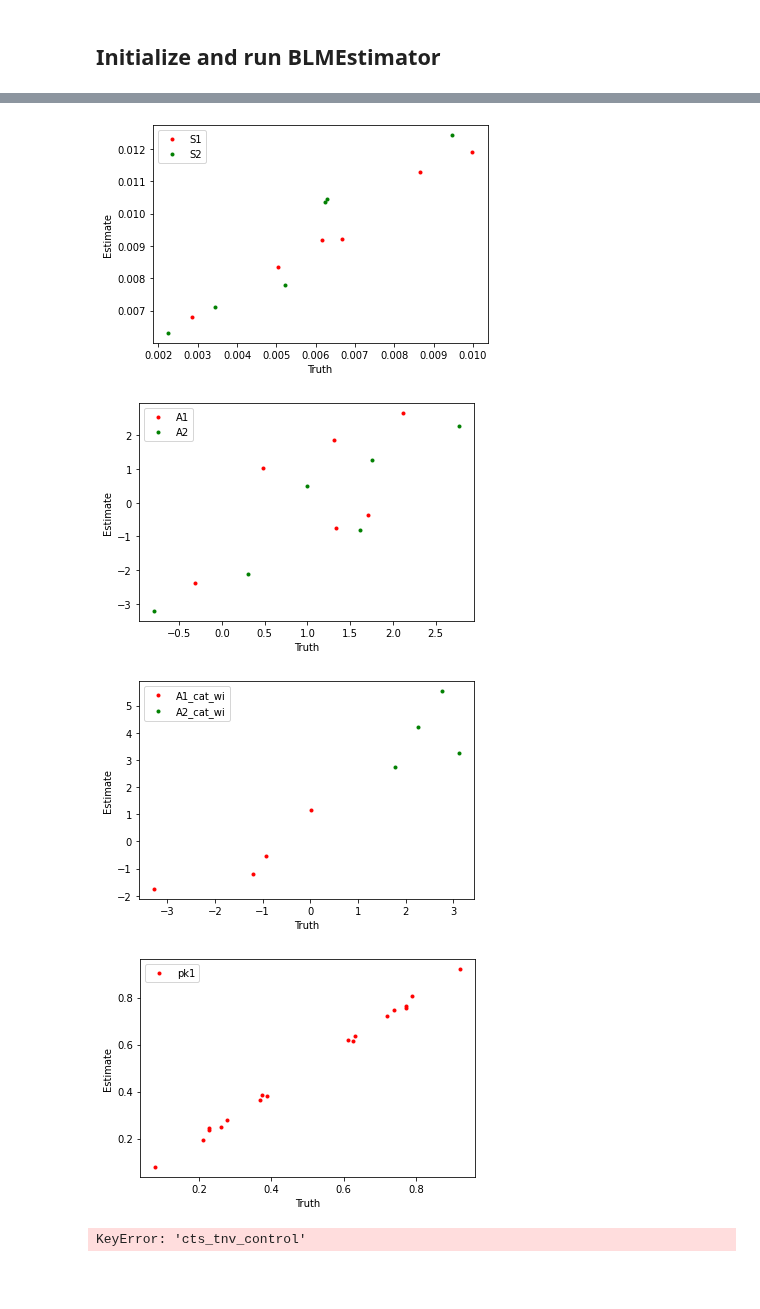
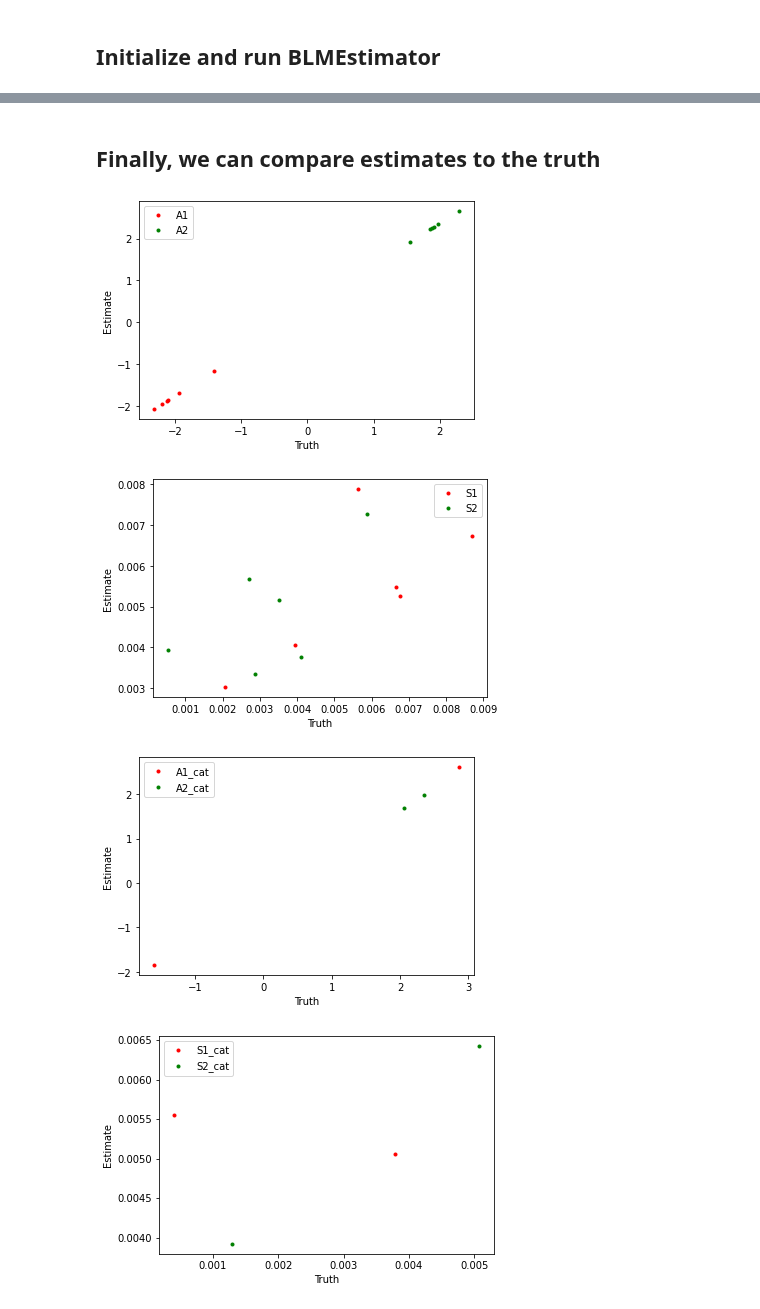
Before and after one commit to tlamadon/pytwoway, a Jupyter notebook: docs/source/notebooks/blm_example.ipynb, the cells around one changed output, grey strips where cells are left out. Drawn from its saved outputs; the diff is of its cells as text; code cells hidden in the pictures; blank space fills up the shorter version.

```diff
--- a/docs/source/notebooks/blm_example.ipynb
+++ b/docs/source/notebooks/blm_example.ipynb
@@ -522,4 +328,6 @@ loop 2, liks -44295.40537796751
 # Initialize BLM estimator
 blm_fit = tw.BLMEstimator(blm_params)
 # Fit BLM estimator
-blm_fit.fit(jdata=sim_data['jdata'], sdata=sim_data['sdata'], n_init=40, n_best=5, ncore=1)
+blm_fit.fit(jdata=sim_data['jdata'], sdata=sim_data['sdata'], n_init=80, n_best=5, ncore=4)
+# Sort estimated parameters (DO NOT do this with real data as it will prevent proper merging back into the original dataset)
+blm_fit.model._sort_matrices()
@@ -739,51 +375,41 @@ blm_fit.plot_liks_connectedness()
+# %% [markdown]
+## Finally, we can compare estimates to the truth
 # %%
-# Plot parameter truth vs. estimates
+plt.plot(sim_params['A1'].flatten(), blm_fit.model.A1.flatten(), '.', label='A1', color='red')
+plt.plot(sim_params['A2'].flatten(), blm_fit.model.A2.flatten(), '.', label='A2', color='green')
+plt.xlabel('Truth')
+plt.ylabel('Estimate')
+plt.legend()
+plt.show()
+
 plt.plot(sim_params['S1'].flatten(), blm_fit.model.S1.flatten(), '.', label='S1', color='red')
 plt.plot(sim_params['S2'].flatten(), blm_fit.model.S2.flatten(), '.', label='S2', color='green')
 plt.xlabel('Truth')
 plt.ylabel('Estimate')
 plt.legend()
 plt.show()
 
-plt.plot(sim_params['A1'].flatten(), blm_fit.model.A1.flatten(), '.', label='A1', color='red')
-plt.plot(sim_params['A2'].flatten(), blm_fit.model.A2.flatten(), '.', label='A2', color='green')
+plt.plot(sim_params['A1_cat']['cat_tv_control'].flatten(), blm_fit.model.A1_cat['cat_tv_control'].flatten(), '.', label='A1_cat', color='red')
+plt.plot(sim_params['A2_cat']['cat_tv_control'].flatten(), blm_fit.model.A2_cat['cat_tv_control'].flatten(), '.', label='A2_cat', color='green')
 plt.xlabel('Truth')
 plt.ylabel('Estimate')
 plt.legend()
 plt.show()
 
-# plt.plot(sim_params['A1_cat_wi']['cat_tv_wi_control'].flatten(), blm_fit.model.A1_cat_wi['cat_tv_wi_control'].flatten(), '.', label='A1_cat_wi', color='red')
-# plt.plot(sim_params['A2_cat_wi']['cat_tv_wi_control'].flatten(), blm_fit.model.A2_cat_wi['cat_tv_wi_control'].flatten(), '.', label='A2_cat_wi', color='green')
-# plt.xlabel('Truth')
-# plt.ylabel('Estimate')
-# plt.legend()
-# plt.show()
-
-# plt.plot(sim_params['A1_cat']['cat_tv_control'].flatten(), blm_fit.model.A1_cat['cat_tv_control'].flatten(), '.', label='A1_cat', color='red')
-# plt.plot(sim_params['A2_cat']['cat_tv_control'].flatten(), blm_fit.model.A2_cat['cat_tv_control'].flatten(), '.', label='A2_cat', color='green')
-# plt.xlabel('Truth')
-# plt.ylabel('Estimate')
-# plt.legend()
-# plt.show()
-
-# plt.plot((sim_params['A1'].T + sim_params['A1_cat']['cat_tv_control']).T.flatten(), (blm_fit.model.A1.T + blm_fit.model.A1_cat['cat_tv_control']).T.flatten(), '.', label='A1 + A1_cat', color='red')
-# plt.plot((sim_params['A2'].T + sim_params['A2_cat']['cat_tv_control']).T.flatten(), (blm_fit.model.A2.T + blm_fit.model.A2_cat['cat_tv_control']).T.flatten(), '.', label='A2 + A2_cat', color='green')
-# plt.xlabel('Truth')
-# plt.ylabel('Estimate')
-# plt.legend()
-# plt.show()
+plt.plot(sim_params['S1_cat']['cat_tv_control'].flatten(), blm_fit.model.S1_cat['cat_tv_control'].flatten(), '.', label='S1_cat', color='red')
+plt.plot(sim_params['S2_cat']['cat_tv_control'].flatten(), blm_fit.model.S2_cat['cat_tv_control'].flatten(), '.', label='S2_cat', color='green')
+plt.xlabel('Truth')
+plt.ylabel('Estimate')
+plt.legend()
+plt.show()
 
 plt.plot(sim_params['pk1'].flatten(), blm_fit.model.pk1.flatten(), '.', label='pk1', color='red')
 plt.xlabel('Truth')
 plt.ylabel('Estimate')
 plt.legend()
 plt.show()
-
-print('Truth:', sim_params['A_cts']['cts_tnv_control'])
-print('Estimate:', blm_fit.model.A_cts['cts_tnv_control'])
 # %% [output]
-[figure, old version]
+[figure, new version]
-[figure, old version]
+[figure, new version]
-[figure, old version]
+[figure, new version]
-[figure, old version]
+[figure, new version]
-KeyError: 'cts_tnv_control'
```
Also changed, not shown: parts of 61 cells of this notebook, 5 other files.
